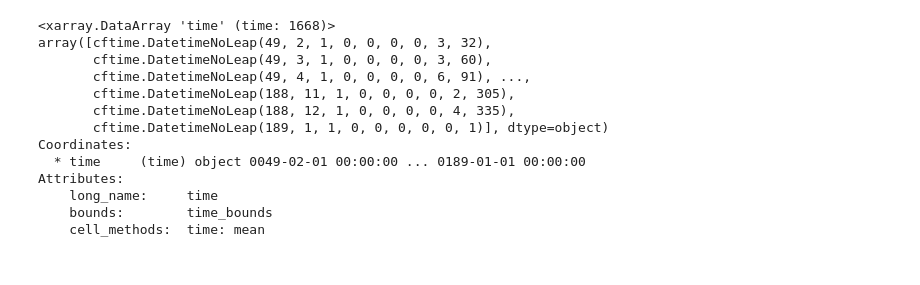
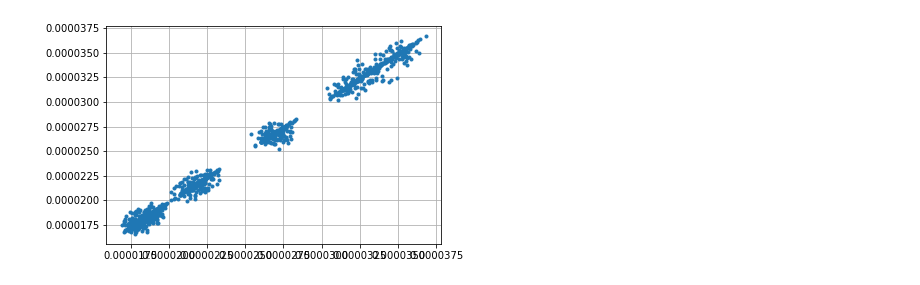
Before and after one commit to czarakas/coupled_PPE, a Jupyter notebook: code/check_simulations/Compare_coupled_and_offline.ipynb, the cells around one changed output. Drawn from its saved outputs; the diff is of its cells as text; code cells hidden in the pictures.

```diff
--- a/code/check_simulations/Compare_coupled_and_offline.ipynb
+++ b/code/check_simulations/Compare_coupled_and_offline.ipynb
@@ -33,15 +43,0 @@ plt.plot((ds_offline[var]*landweights).mean(dim=['lat','lon']))
-# %%
-ilat=70
-ilon=100
-var='TLAI'
-plt.subplot(1,2,1)
-plt.plot(basecase_lnd[var][0:100,ilat,ilon],'-k')
-plt.plot(ds_offline[var][:,ilat,ilon])
-plt.title('Wyoming')
-
-ilat=45
-ilon=120
-plt.subplot(1,2,2)
-plt.plot(basecase_lnd[var][0:100,ilat,ilon],'-k')
-plt.plot(ds_offline[var][:,ilat,ilon])
-plt.title('Amazon')
@@ -51,19 +44,10 @@ Text(0.5, 1.0, 'Amazon')
-# %%
-basecase_lnd.time
-# %% [output]
-<xarray.DataArray 'time' (time: 1668)>
-array([cftime.DatetimeNoLeap(49, 2, 1, 0, 0, 0, 0, 3, 32),
-       cftime.DatetimeNoLeap(49, 3, 1, 0, 0, 0, 0, 3, 60),
-       cftime.DatetimeNoLeap(49, 4, 1, 0, 0, 0, 0, 6, 91), ...,
-       cftime.DatetimeNoLeap(188, 11, 1, 0, 0, 0, 0, 2, 305),
-       cftime.DatetimeNoLeap(188, 12, 1, 0, 0, 0, 0, 4, 335),
-       cftime.DatetimeNoLeap(189, 1, 1, 0, 0, 0, 0, 0, 1)], dtype=object)
-Coordinates:
-  * time     (time) object 0049-02-01 00:00:00 ... 0189-01-01 00:00:00
-Attributes:
-    long_name:     time
-    bounds:        time_bounds
-    cell_methods:  time: mean
+# %%
+plt.plot((ds_coupled[var]*landweights).mean(dim=['lat','lon']),
+         (ds_offline[var]*landweights).mean(dim=['lat','lon'])[0:1668],'.')
+#plt.plot([1.3,1.9],[1.3,1.9],'-k')
+plt.grid()
+# %% [output]
+[figure, added]
 # %%
 ds_offline.time
 # %% [output]
```
Also changed, not shown: parts of 20 cells of this notebook, 41 other files.
